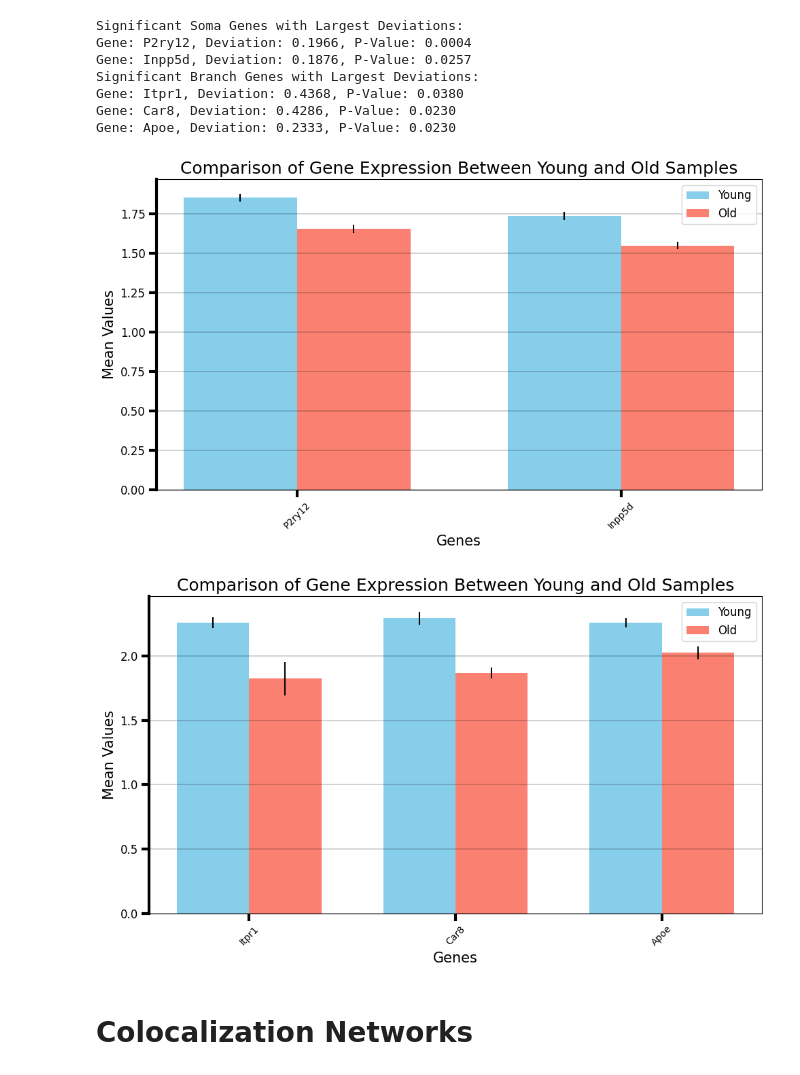
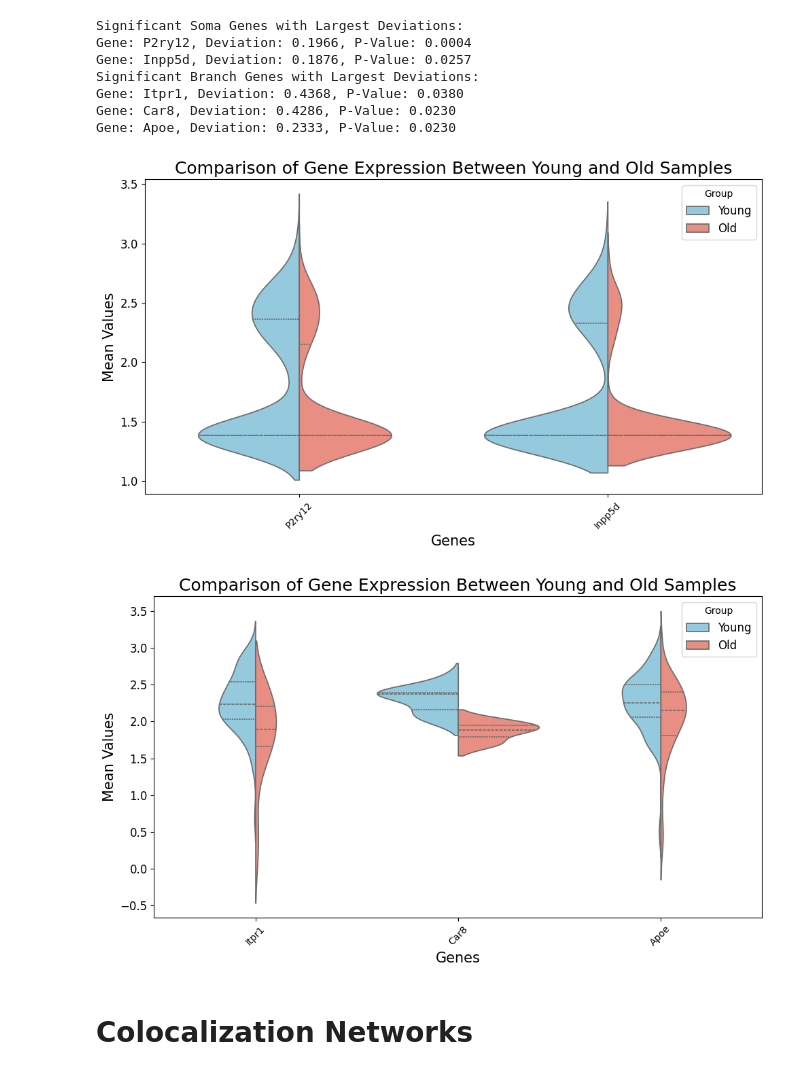
Before and after one commit to doughenze/Microglial_Morphology, a Jupyter notebook: 04_analysis/12_Figure_5_and_SI.ipynb, the cells around one changed output. Drawn from its saved outputs; the diff is of its cells as text; code cells hidden in the pictures.

Commit message:
remove bar plot

```diff
--- a/04_analysis/12_Figure_5_and_SI.ipynb
+++ b/04_analysis/12_Figure_5_and_SI.ipynb
@@ -288,23 +328,23 @@ batches_24m = [
           '24-mo-female-5'
 ]
 
-d_of_c_b_y, median_d_of_c_b_y, err_b_y, confidence_interval_b_y = compute_degree_of_clustering(genes, batches_3m, ['3','4'],output_path,compartment='_branches')
-d_of_c_b_o, median_d_of_c_b_o, err_b_o, confidence_interval_b_o = compute_degree_of_clustering(genes, batches_24m, ['3','4'],output_path,compartment='_branches')
+d_of_c_b_y, mean_d_of_c_b_y, err_b_y, confidence_interval_b_y = compute_degree_of_clustering(genes, batches_3m, ['3','4'],output_path,compartment='_branches')
+d_of_c_b_o, mean_d_of_c_b_o, err_b_o, confidence_interval_b_o = compute_degree_of_clustering(genes, batches_24m, ['3','4'],output_path,compartment='_branches')
 
-d_of_c_s_y, median_d_of_c_s_y, err_s_y, confidence_interval_s_y = compute_degree_of_clustering(genes, batches_3m, ['3','4'],output_path,compartment='_soma')
-d_of_c_s_o, median_d_of_c_s_o, err_s_o, confidence_interval_s_o = compute_degree_of_clustering(genes, batches_24m, ['3','4'],output_path,compartment='_soma')
+d_of_c_s_y, mean_d_of_c_s_y, err_s_y, confidence_interval_s_y = compute_degree_of_clustering(genes, batches_3m, ['3','4'],output_path,compartment='_soma')
+d_of_c_s_o, mean_d_of_c_s_o, err_s_o, confidence_interval_s_o = compute_degree_of_clustering(genes, batches_24m, ['3','4'],output_path,compartment='_soma')
 
-filtered_y_s = get_filtered_genes(median_d_of_c_s_y, err_s_y)
-filtered_o_s = get_filtered_genes(median_d_of_c_s_o, err_s_o)
+filtered_y_s = get_filtered_genes(mean_d_of_c_s_y, err_s_y)
+filtered_o_s = get_filtered_genes(mean_d_of_c_s_o, err_s_o)
 
-filtered_y_b = get_filtered_genes(median_d_of_c_b_y, err_b_y)
-filtered_o_b = get_filtered_genes(median_d_of_c_b_o, err_b_o)
+filtered_y_b = get_filtered_genes(mean_d_of_c_b_y, err_b_y)
+filtered_o_b = get_filtered_genes(mean_d_of_c_b_o, err_b_o)
 
 largest_significant_s_genes = find_genes_with_largest_deviation_and_significance(
     filtered_y_s,
     filtered_o_s,
-    median_d_of_c_s_y,
-    median_d_of_c_s_o,
+    mean_d_of_c_s_y,
+    mean_d_of_c_s_o,
     d_of_c_s_y,
     d_of_c_s_o,
     significance_threshold=0.05
@@ -313,8 +353,8 @@ largest_significant_s_genes = find_genes_with_largest_deviation_and_significance
 largest_significant_b_genes = find_genes_with_largest_deviation_and_significance(
     filtered_y_b,
     filtered_o_b,
-    median_d_of_c_b_y,
-    median_d_of_c_b_o,
+    mean_d_of_c_b_y,
+    mean_d_of_c_b_o,
     d_of_c_b_y,
     d_of_c_b_o,
     significance_threshold=0.05
@@ -340,23 +380,23 @@ Gene: Itpr1, Deviation: 0.4368, P-Value: 0.0380
 Gene: Car8, Deviation: 0.4286, P-Value: 0.0230
 Gene: Apoe, Deviation: 0.2333, P-Value: 0.0230
 # %%
-branch_young_dicts = [d_of_c_b_y,median_d_of_c_b_y,err_b_y,confidence_interval_b_y]
-branch_old_dicts = [d_of_c_b_o,median_d_of_c_b_o,err_b_o,confidence_interval_b_o]
-soma_young_dicts = [d_of_c_s_y,median_d_of_c_s_y,err_s_y,confidence_interval_s_y]
-soma_old_dicts = [d_of_c_s_o,median_d_of_c_s_o,err_s_o,confidence_interval_s_o]
+branch_young_dicts = [d_of_c_b_y,mean_d_of_c_b_y,err_b_y,confidence_interval_b_y]
+branch_old_dicts = [d_of_c_b_o,mean_d_of_c_b_o,err_b_o,confidence_interval_b_o]
+soma_young_dicts = [d_of_c_s_y,mean_d_of_c_s_y,err_s_y,confidence_interval_s_y]
+soma_old_dicts = [d_of_c_s_o,mean_d_of_c_s_o,err_s_o,confidence_interval_s_o]
 
 branch_young_dicts = [{key: d[key] for key in branch_genes} for d in branch_young_dicts]
 branch_old_dicts = [{key: d[key] for key in branch_genes} for d in branch_old_dicts]
 soma_young_dicts = [{key: d[key] for key in soma_genes} for d in soma_young_dicts]
 soma_old_dicts = [{key: d[key] for key in soma_genes} for d in soma_old_dicts]
 # %%
-plot_hued_median_bar(soma_young_dicts,soma_old_dicts,output_pdf='Figures/Figure_coloc/soma_cluster.pdf')
+plot_hued_violin(soma_young_dicts,soma_old_dicts,output_pdf='Figures/Figure_coloc/soma_cluster.pdf')
 # %% [output]
-[figure, old version]
+[figure, new version]
 # %%
-plot_hued_median_bar(branch_young_dicts,branch_old_dicts,output_pdf='Figures/Figure_coloc/branch_cluster.pdf')
+plot_hued_violin(branch_young_dicts,branch_old_dicts,output_pdf='Figures/Figure_coloc/branch_cluster.pdf')
 # %% [output]
-[figure, old version]
+[figure, new version]
 # %% [markdown]
 # Colocalization Networks
 # %%
```
Also changed, not shown: parts of 8 cells of this notebook.
